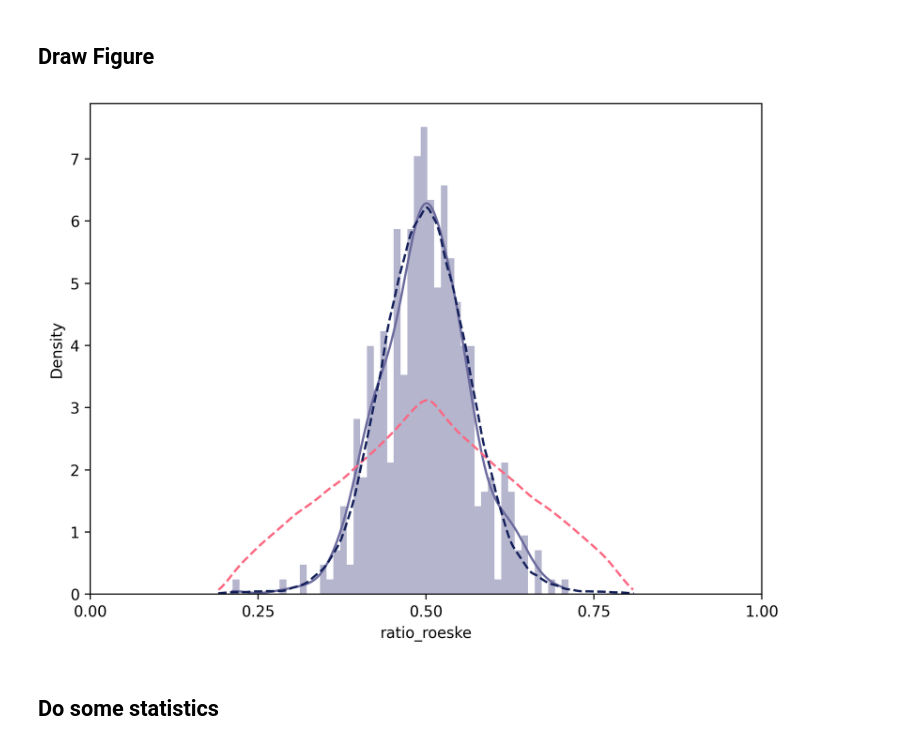
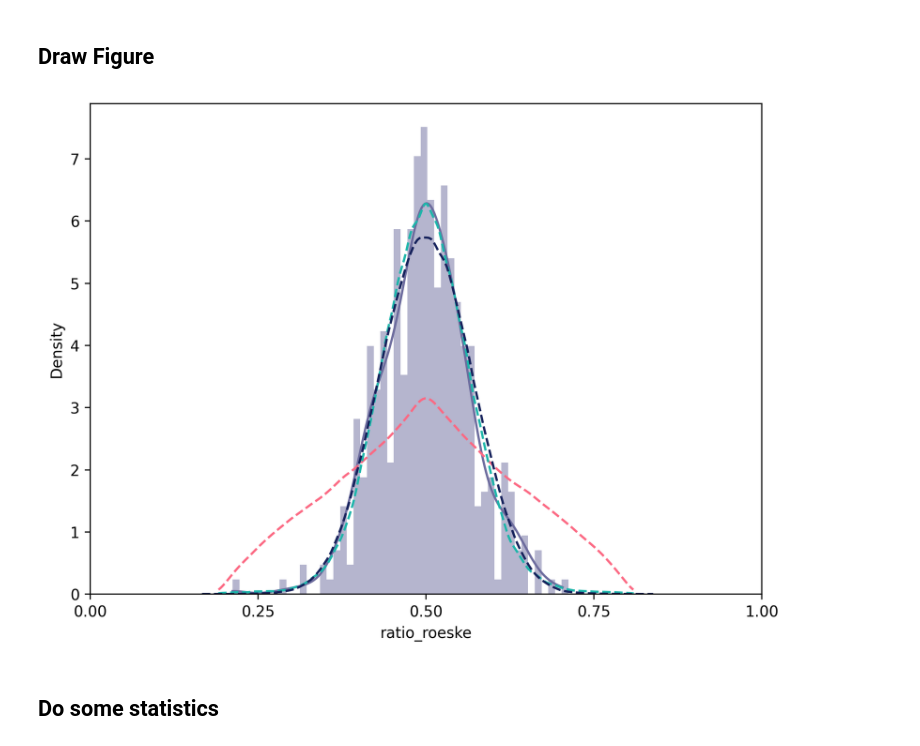
Before and after one commit to xingjeffrey/syntax_rhythm_pbb, a Jupyter notebook: notebooks/2_Categorical rhythm analyses/2.2 Categorical rhythm for Bird 22 (Phrase Level).ipynb, the cells around one changed output. Saved outputs shown, nothing was run; the diff lists cells and outputs as text; code cells hidden in the pictures.

Commit message:
Update Figures

```diff
--- a/notebooks/2_Categorical rhythm analyses/2.2 Categorical rhythm for Bird 22 (Phrase Level).ipynb
+++ b/notebooks/2_Categorical rhythm analyses/2.2 Categorical rhythm for Bird 22 (Phrase Level).ipynb
@@ -102,8 +104,8 @@ sns.histplot(uni_ratio)
 ## Calculate Shuffled Rhythm
 > Shuffled rhythm is calculated under the assumption that interval lengths are bootstrapped from the empirical distribution, but the consecutive order of intervals are shuffled.
 # %%
-interval1_sf = dyadic['intervals1'].sample(frac = 1000, replace = True).values
-interval2_sf = dyadic['intervals2'].sample(frac = 1000, replace = True).values
+interval1_sf = dyadic['intervals1'].sample(frac = n, replace = True).values
+interval2_sf = dyadic['intervals2'].sample(frac = n, replace = True).values
 sf_ratio = interval1_sf / (interval1_sf + interval2_sf)
 # %%
 sns.histplot(sf_ratio)
@@ -112,0 +120,22 @@ sns.histplot(sf_ratio)
+# %%
+# find all gaps and their positions
+grand_gaps = indv_df['phrase_strt'][1:].values - indv_df['phrase_end'][:-1].values
+
+grand_gaps = np.hstack(grand_gaps)
+grand_gaps = grand_gaps[grand_gaps < 10] ## gaps that are more than 10 seconds long are noise
+grand_gaps = grand_gaps[grand_gaps > 0] ## gaps shouldn't be negative
+# %%
+df_lg = []
+
+for i in np.arange(0, n):
+    ## randomly shuffle gaps
+    random.shuffle(grand_gaps)
+    ## add to randomly shuffled lengths
+    shuffled_lg = grand_gaps + indv_df['phrase_len'].sample(n = len(grand_gaps), replace = True).values
+
+    shuffled_lg_i1 = shuffled_lg[:-1]
+    shuffled_lg_i2 = shuffled_lg[1:]
+
+    df_lg.append(shuffled_lg_i1 / (shuffled_lg_i1 + shuffled_lg_i2))
+# %%
+lg_ratio = np.hstack(df_lg)
@@ -129,34 +163,43 @@ fig = sns.histplot(
     fill = '#6D6C9E',
     kde = True
 )
 
 uni = sns.histplot(
     x = uni_ratio,
     stat="density",
     alpha = 0,
     color = '#FC6983',
     kde = True,
     line_kws = dict(linestyle = 'dashed')
 )
 
 sf = sns.histplot(
     x = sf_ratio,
     stat = 'density',
     alpha = 0,
     kde = True,
+    color = '#1DB6AB',
+    line_kws = dict(linestyle = 'dashed')
+)
+
+lg = sns.histplot(
+    x = lg_ratio,
+    stat = 'density',
+    alpha = 0,
+    kde = True,
     color = '#15215B',
     line_kws = dict(linestyle = 'dashed')
 )
 
 ax = plt.gca()
 ax.set_xlim([0, 1])
 plt.xticks(np.arange(0, 1.25, 0.25))
 
 # save
 figname = 'phrase_rhythm_' + indv + '.svg'
 plt.savefig(FIGURE_DIR/'categorical_rhythm'/figname)
 # %% [output]
-[figure, old version]
+[figure, new version]
 # %% [markdown]
 ## Do some statistics
 # %%
```
Also changed, not shown: parts of 10 cells of this notebook, 44 other files.
